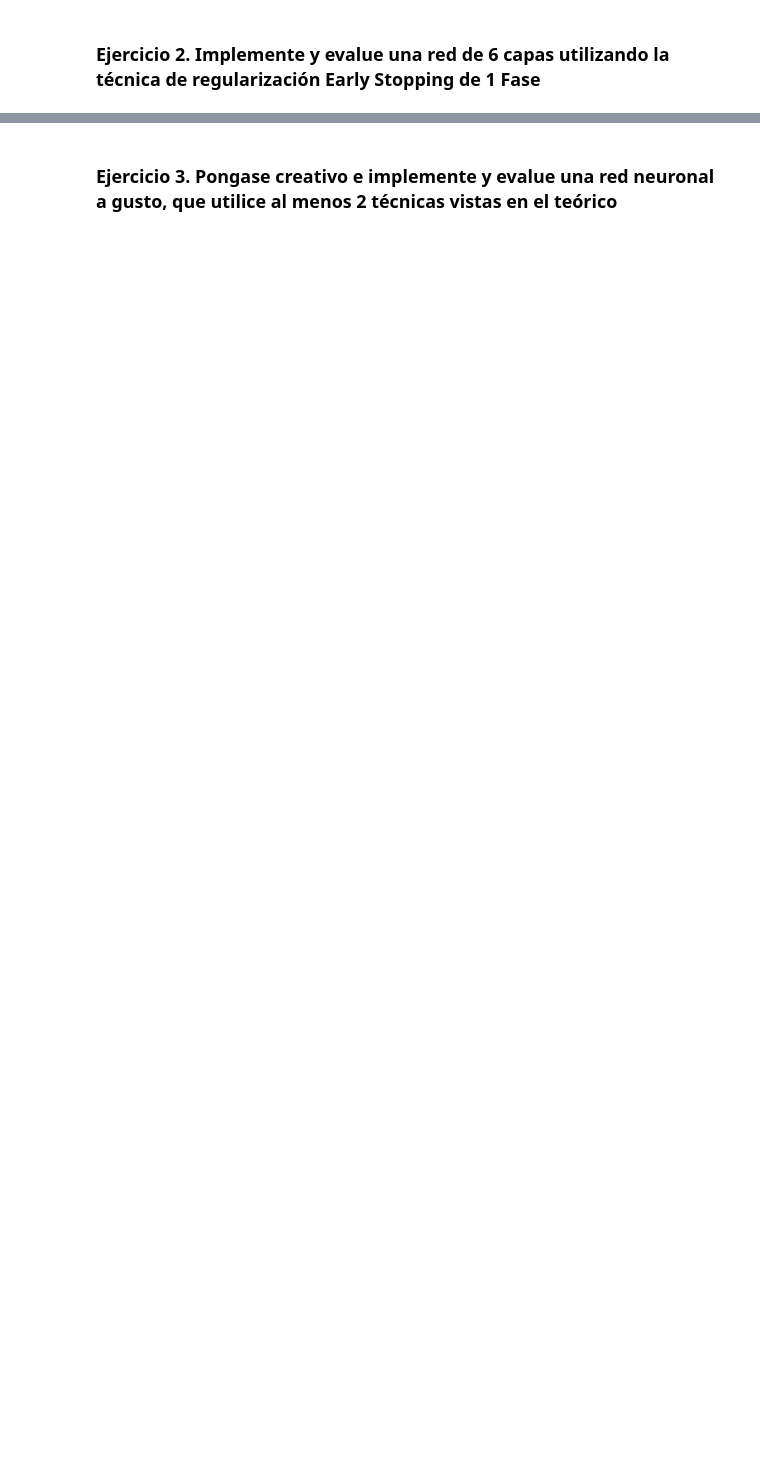
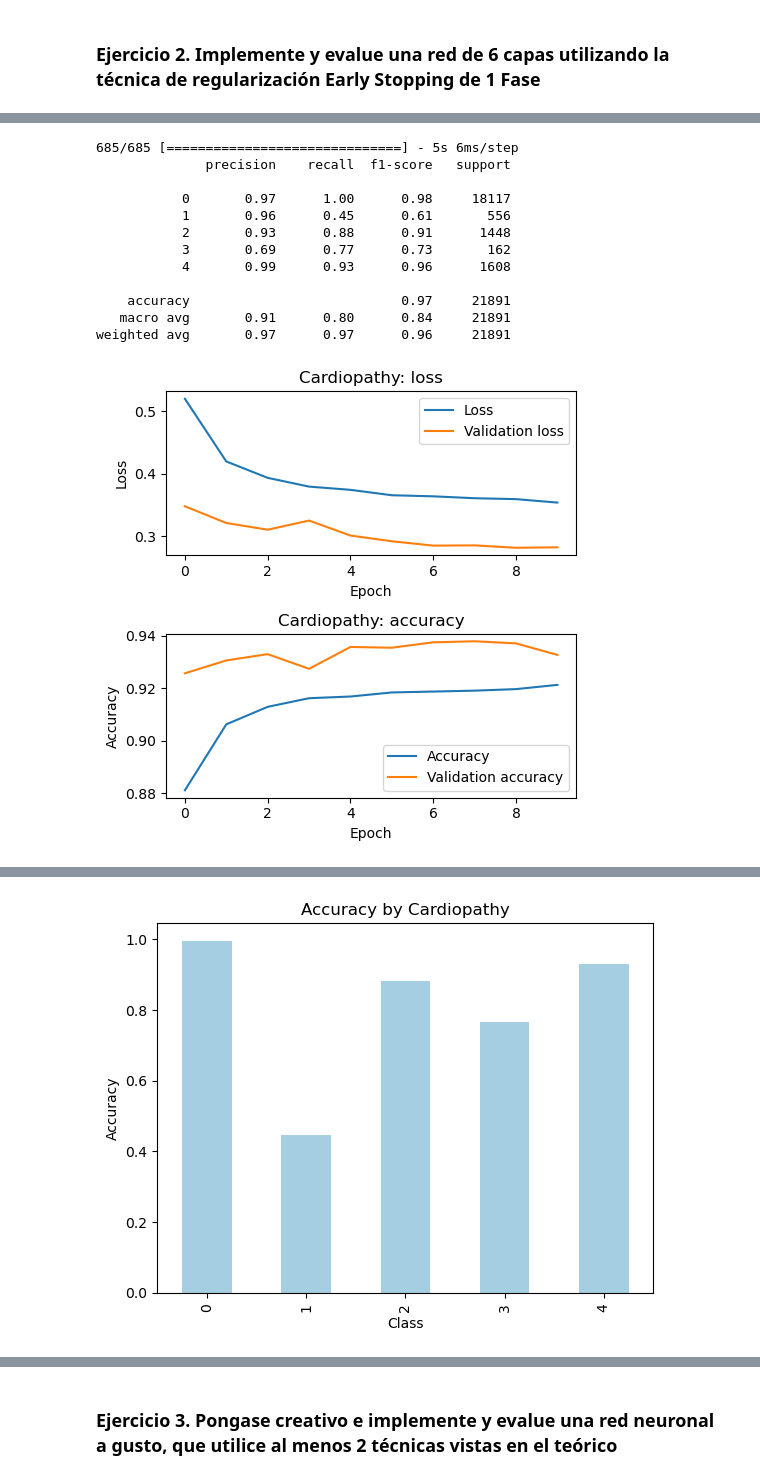
Before and after one commit to MarianoChic09/MSc-ORT-Deep-Learning, a Jupyter notebook: Clase 4/mit_bih_classification_tarea_regularizacion29.ipynb, the cells around one changed output, grey strips where cells are left out. Cells and saved outputs as stored; diff of their text form; code cells hidden in the pictures; blank space fills up the shorter version.

```diff
--- a/Clase 4/mit_bih_classification_tarea_regularizacion29.ipynb
+++ b/Clase 4/mit_bih_classification_tarea_regularizacion29.ipynb
@@ -402,0 +404,22 @@ Epoch 10/10
+# %%
+y_pseudo_probabilities = model3.predict(X_test)
+y_pred = np.argmax(y_pseudo_probabilities, axis = 1)
+y_test = np.argmax(Y_test, axis = 1)
+from sklearn.metrics import classification_report
+print(classification_report(y_test, y_pred))
+from utils import eval_model
+eval_model(training_history, model3, X_test, Y_test, 'Cardiopathy')
+# %% [output]
+685/685 [==============================] - 5s 6ms/step
+              precision    recall  f1-score   support
+
+           0       0.97      1.00      0.98     18117
+           1       0.96      0.45      0.61       556
+           2       0.93      0.88      0.91      1448
+           3       0.69      0.77      0.73       162
+           4       0.99      0.93      0.96      1608
+
+    accuracy                           0.97     21891
+   macro avg       0.91      0.80      0.84     21891
+weighted avg       0.97      0.97      0.96     21891
+[figure, added]
@@ -402,0 +427 @@ Epoch 10/10
+[figure, added]
```
Also changed, not shown: parts of 22 cells of this notebook.
